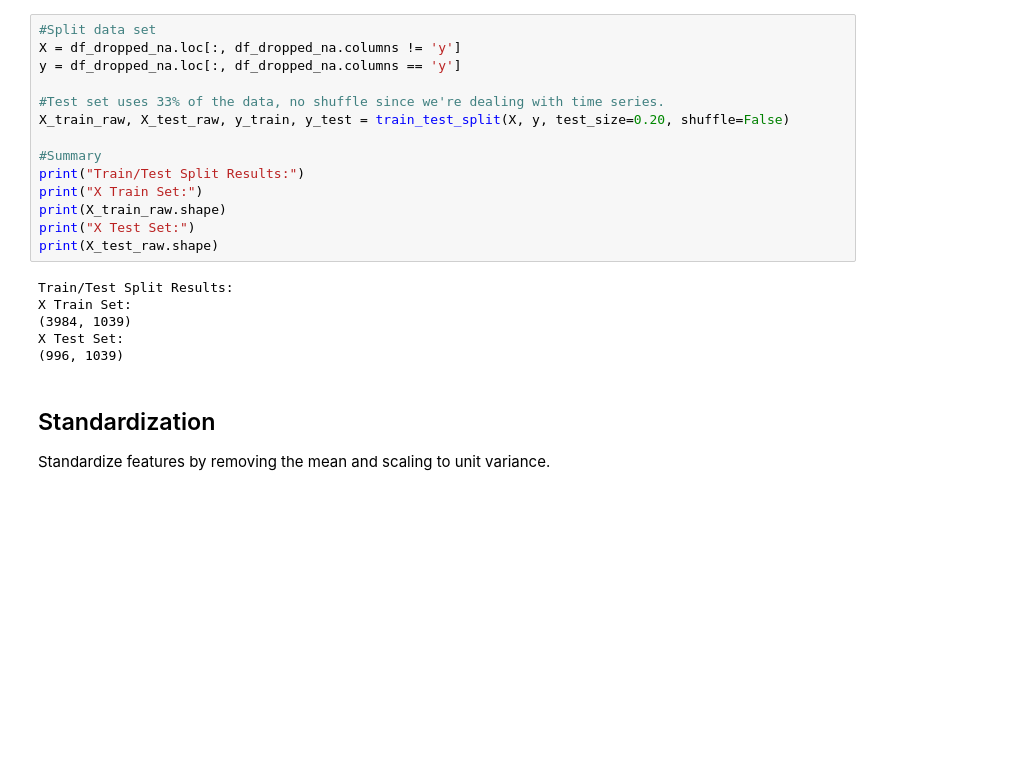
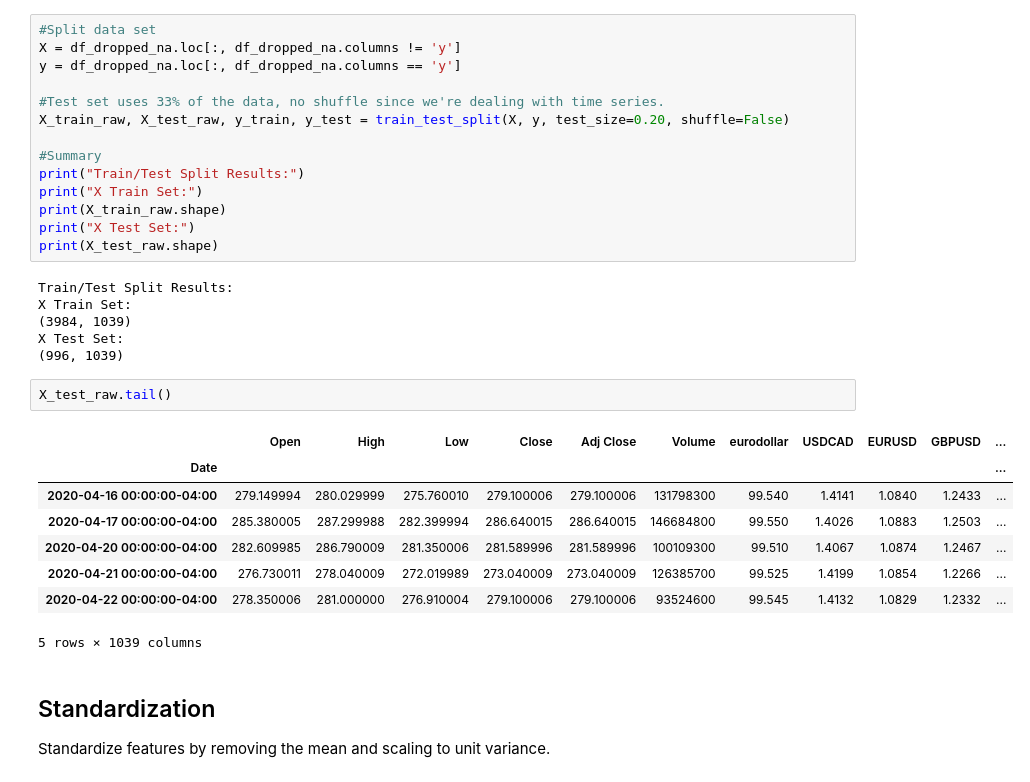
Before and after one commit to Big-Nicks-Stock-Tips/SP500_Classfication_Models, a Jupyter notebook: S&P 500 Classfication Models.ipynb, the cells around one changed output. Cells and saved outputs as stored; diff of their text form; blank space fills up the shorter version.

```diff
--- a/S&P 500 Classfication Models.ipynb
+++ b/S&P 500 Classfication Models.ipynb
@@ -334,6 +334,17 @@ X Train Set:
 (3984, 1039)
 X Test Set:
 (996, 1039)
+# %%
+X_test_raw.tail()
+# %% [output]
+|  | Open | High | Low | Close | Adj Close | Volume | eurodollar | USDCAD | EURUSD | GBPUSD | ... |
+| Date |  |  |  |  |  |  |  |  |  |  | ... |
+| 2020-04-16 00:00:00-04:00 | 279.149994 | 280.029999 | 275.760010 | 279.100006 | 279.100006 | 131798300 | 99.540 | 1.4141 | 1.0840 | 1.2433 | ... |
+| 2020-04-17 00:00:00-04:00 | 285.380005 | 287.299988 | 282.399994 | 286.640015 | 286.640015 | 146684800 | 99.550 | 1.4026 | 1.0883 | 1.2503 | ... |
+| 2020-04-20 00:00:00-04:00 | 282.609985 | 286.790009 | 281.350006 | 281.589996 | 281.589996 | 100109300 | 99.510 | 1.4067 | 1.0874 | 1.2467 | ... |
+| 2020-04-21 00:00:00-04:00 | 276.730011 | 278.040009 | 272.019989 | 273.040009 | 273.040009 | 126385700 | 99.525 | 1.4199 | 1.0854 | 1.2266 | ... |
+| 2020-04-22 00:00:00-04:00 | 278.350006 | 281.000000 | 276.910004 | 279.100006 | 279.100006 | 93524600 | 99.545 | 1.4132 | 1.0829 | 1.2332 | ... |
+5 rows × 1039 columns
 # %% [markdown]
 ## Standardization
 Standardize features by removing the mean and scaling to unit variance.
```
Also changed, not shown: parts of 1 cell of this notebook.
